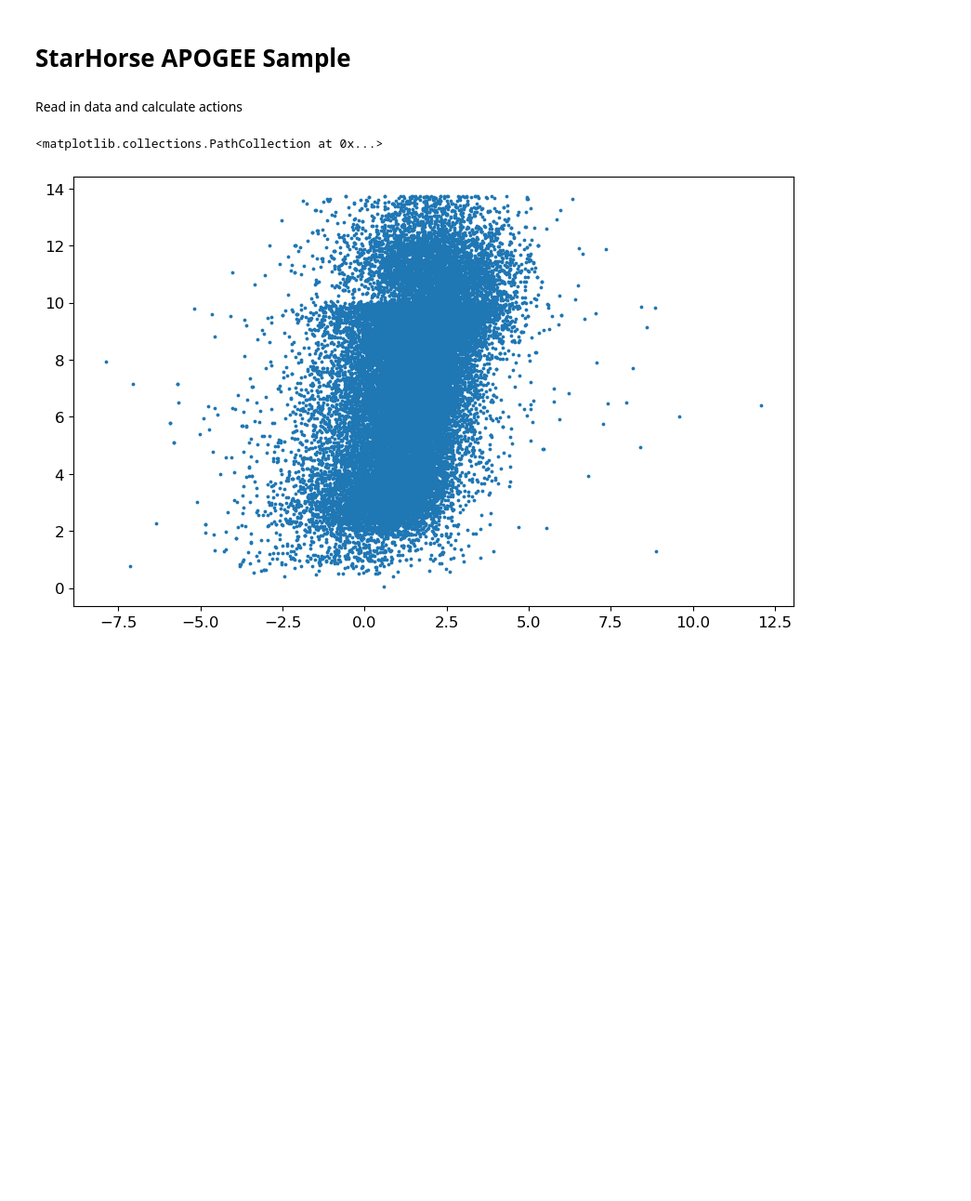
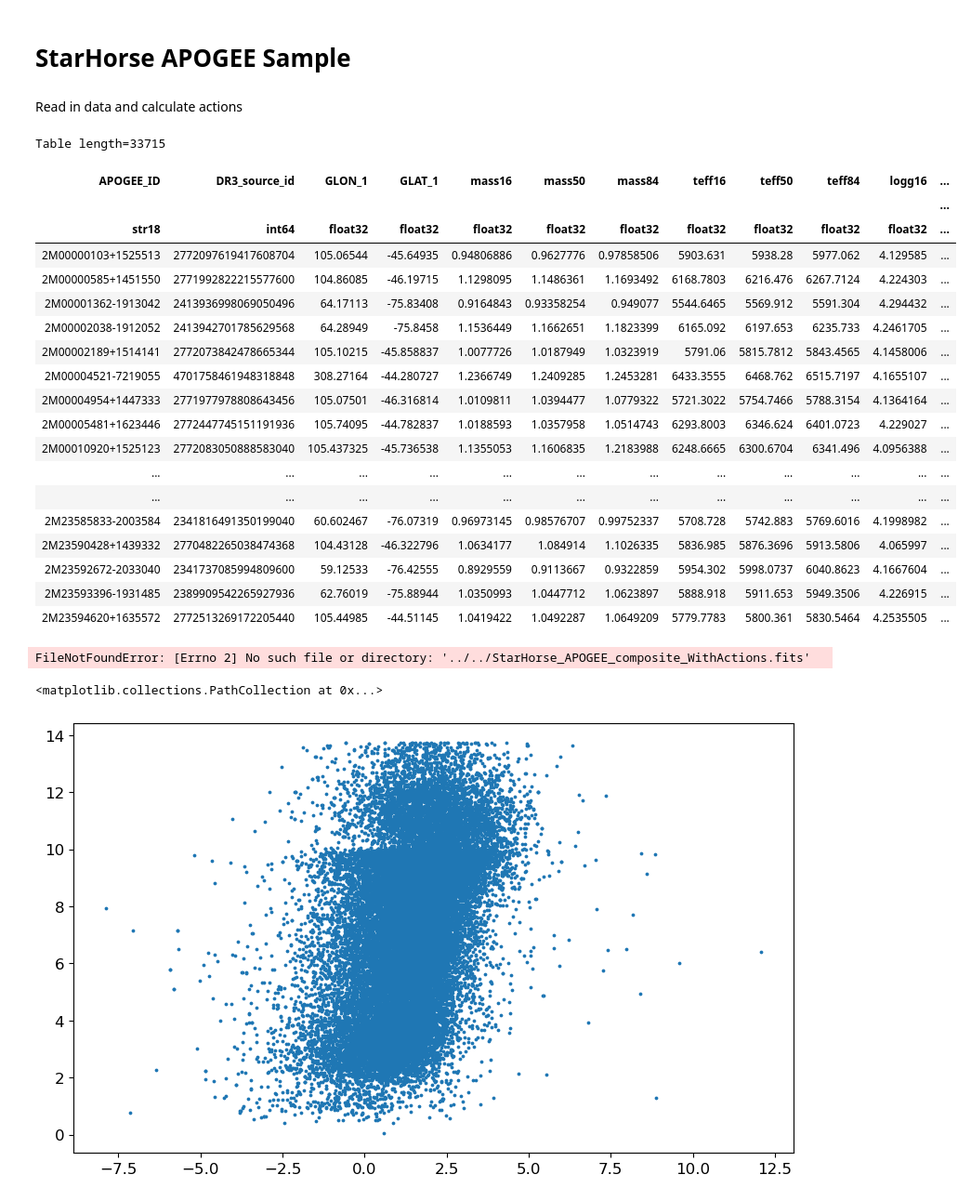
Before and after one commit to ssagear/zoomies, a Jupyter notebook: tutorials/Main_Kinematic_Age_Spline.ipynb, the cells around one changed output. Shown at 93% size. Cells and saved outputs as stored; diff of their text form; code cells hidden in the pictures; blank space fills up the shorter version.

```diff
--- a/tutorials/Main_Kinematic_Age_Spline.ipynb
+++ b/tutorials/Main_Kinematic_Age_Spline.ipynb
@@ -152,15 +195,38 @@ Text(0.5, 1.0, 'Age Predictions for M Dwarf Planet Hosts')
 # %% [markdown]
 Read in data and calculate actions
 # %%
-# starhorse_apogee = Table.read('../starhorse_data/StarHorse_APOGEE_composite.ecsv')
-# starhorse_apogee = starhorse_apogee[starhorse_apogee['StarHorse_AGE_INOUT'] != 'Warn_diff_inout']
-# starhorse_apogee = starhorse_apogee[starhorse_apogee['parallax'] > 0]
+starhorse_apogee = Table.read('../../../starhorse_data/StarHorse_APOGEE_composite.ecsv')
+starhorse_apogee = starhorse_apogee[starhorse_apogee['StarHorse_AGE_INOUT'] != 'Warn_diff_inout']
+starhorse_apogee = starhorse_apogee[starhorse_apogee['parallax'] > 0]
 
-# zoomies.calc_jz(starhorse_apogee, fname='StarHorse_APOGEE_composite_WithActions.fits')
-
-xmatch = Table.read('../../../starhorse_data/apogee_comp_withjz.ecsv')
-xmatch = xmatch[xmatch['StarHorse_AGE_INOUT'] != 'Warn_diff_inout']
-xmatch = xmatch[np.log(xmatch['Jz']) < 20]
+zoomies.calc_jz(starhorse_apogee, fname='../../StarHorse_APOGEE_composite_WithActions.fits')
+# %% [output]
+Table length=33715
+| APOGEE_ID | DR3_source_id | GLON_1 | GLAT_1 | mass16 | mass50 | mass84 | teff16 | teff50 | teff84 | logg16 | ... |
+|  |  |  |  |  |  |  |  |  |  |  | ... |
+| str18 | int64 | float32 | float32 | float32 | float32 | float32 | float32 | float32 | float32 | float32 | ... |
+| 2M00000103+1525513 | 2772097619417608704 | 105.06544 | -45.64935 | 0.94806886 | 0.9627776 | 0.97858506 | 5903.631 | 5938.28 | 5977.062 | 4.129585 | ... |
+| 2M00000585+1451550 | 2771992822215577600 | 104.86085 | -46.19715 | 1.1298095 | 1.1486361 | 1.1693492 | 6168.7803 | 6216.476 | 6267.7124 | 4.224303 | ... |
+| 2M00001362-1913042 | 2413936998069050496 | 64.17113 | -75.83408 | 0.9164843 | 0.93358254 | 0.949077 | 5544.6465 | 5569.912 | 5591.304 | 4.294432 | ... |
+| 2M00002038-1912052 | 2413942701785629568 | 64.28949 | -75.8458 | 1.1536449 | 1.1662651 | 1.1823399 | 6165.092 | 6197.653 | 6235.733 | 4.2461705 | ... |
+| 2M00002189+1514141 | 2772073842478665344 | 105.10215 | -45.858837 | 1.0077726 | 1.0187949 | 1.0323919 | 5791.06 | 5815.7812 | 5843.4565 | 4.1458006 | ... |
+| 2M00004521-7219055 | 4701758461948318848 | 308.27164 | -44.280727 | 1.2366749 | 1.2409285 | 1.2453281 | 6433.3555 | 6468.762 | 6515.7197 | 4.1655107 | ... |
+| 2M00004954+1447333 | 2771977978808643456 | 105.07501 | -46.316814 | 1.0109811 | 1.0394477 | 1.0779322 | 5721.3022 | 5754.7466 | 5788.3154 | 4.1364164 | ... |
+| 2M00005481+1623446 | 2772447745151191936 | 105.74095 | -44.782837 | 1.0188593 | 1.0357958 | 1.0514743 | 6293.8003 | 6346.624 | 6401.0723 | 4.229027 | ... |
+| 2M00010920+1525123 | 2772083050888583040 | 105.437325 | -45.736538 | 1.1355053 | 1.1606835 | 1.2183988 | 6248.6665 | 6300.6704 | 6341.496 | 4.0956388 | ... |
+| ... | ... | ... | ... | ... | ... | ... | ... | ... | ... | ... | ... |
+| ... | ... | ... | ... | ... | ... | ... | ... | ... | ... | ... | ... |
+| 2M23585833-2003584 | 2341816491350199040 | 60.602467 | -76.07319 | 0.96973145 | 0.98576707 | 0.99752337 | 5708.728 | 5742.883 | 5769.6016 | 4.1998982 | ... |
+| 2M23590428+1439332 | 2770482265038474368 | 104.43128 | -46.322796 | 1.0634177 | 1.084914 | 1.1026335 | 5836.985 | 5876.3696 | 5913.5806 | 4.065997 | ... |
+| 2M23592672-2033040 | 2341737085994809600 | 59.12533 | -76.42555 | 0.8929559 | 0.9113667 | 0.9322859 | 5954.302 | 5998.0737 | 6040.8623 | 4.1667604 | ... |
+| 2M23593396-1931485 | 2389909542265927936 | 62.76019 | -75.88944 | 1.0350993 | 1.0447712 | 1.0623897 | 5888.918 | 5911.653 | 5949.3506 | 4.226915 | ... |
+| 2M23594620+1635572 | 2772513269172205440 | 105.44985 | -44.51145 | 1.0419422 | 1.0492287 | 1.0649209 | 5779.7783 | 5800.361 | 5830.5464 | 4.2535505 | ... |
+# %%
+xmatch = Table.read('../../StarHorse_APOGEE_composite_WithActions.fits')
+xmatch = xmatch[xmatch['StarHorse_AGE_INOUT'] != 'Warn_diff_inout']
+xmatch = xmatch[np.log(xmatch['Jz']) < 20]
+# %% [output]
+FileNotFoundError: [Errno 2] No such file or directory: '../../StarHorse_APOGEE_composite_WithActions.fits'
 # %%
 age_nomask = np.array(xmatch['age50'])
 Jz_nomask = np.array(xmatch['Jz'])
```
Also changed, not shown: parts of 22 cells of this notebook, 2 other files.
